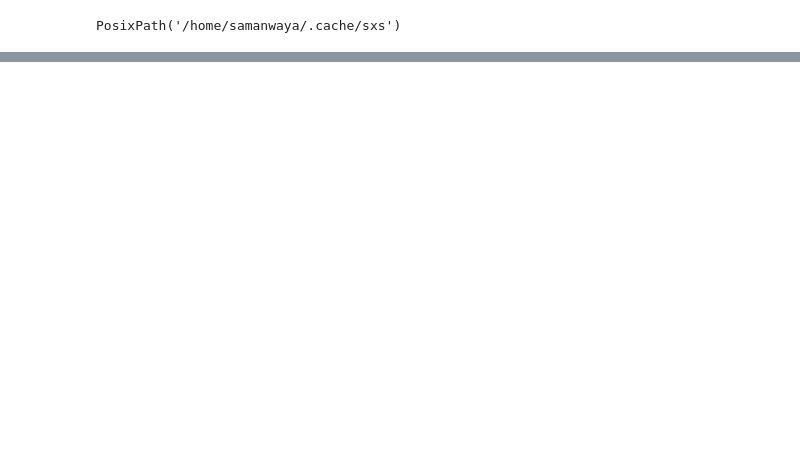
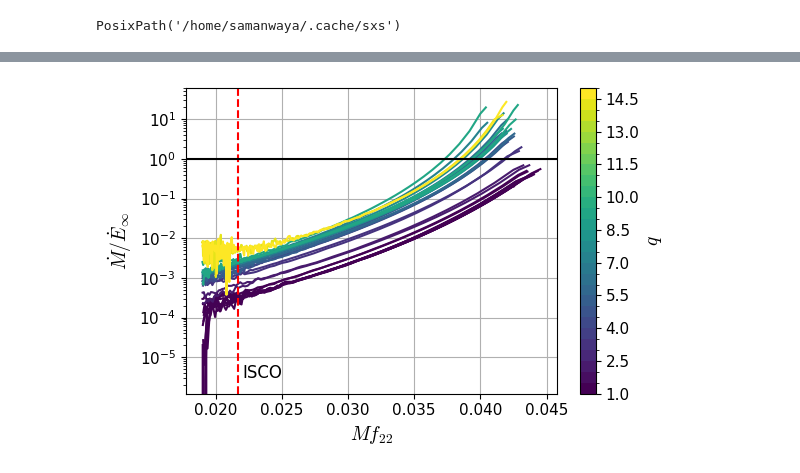
Before and after one commit to samanwaya-mukherjee/gwfit, a Jupyter notebook: notebooks/entropy_nr_2.ipynb, the cells around one changed output, grey strips where cells are left out. Cells and saved outputs as stored; diff of their text form; code cells hidden in the pictures; blank space fills up the shorter version.

```diff
--- a/notebooks/entropy_nr_2.ipynb
+++ b/notebooks/entropy_nr_2.ipynb
@@ -13,6 +13,20 @@ import nr_data_utils as nr
 import h5py as h5
 import json
 import matplotlib.pyplot as plt
+plt.rcParams.update({
+                    "mathtext.fontset": "cm",
+                    })
+
+plt.rcParams.update({
+    "font.size": 14,          # Default font size
+    "axes.labelsize": 14,     # x/y labels
+    "axes.titlesize": 18,     # Axes title
+    "xtick.labelsize": 11,    # Tick labels
+    "ytick.labelsize": 11,
+    "legend.fontsize": 11,
+    "figure.titlesize": 20,
+})
+# plt.rcParams["font.size"] = 14
 # %%
 sxs.sxs_directory("config")
 sxs.write_config(download=True, cache=True, auto_supersede=True)
@@ -28,7 +42,7 @@ df = simulations.dataframe
 # Nonspinning BBHs
 df_filtered = nr.filter_simulations(
     df,
-    q=(3,None),
+    q=(1,None),
     chi1=(0, 1e-4),
     chi2=(0, 1e-4),
 )
@@ -109,0 +253,42 @@ SXS:BBH:2477 14.999984440092447
+# %%
+fig, ax = plt.subplots(figsize=(6, 4))
+
+for sim_label in nonspinning_circular_labels:
+    dMdt = dMdt_data[sim_label]
+    gw_freq = freq_data[sim_label]
+    gw_flux = gw_flux_data[sim_label]
+
+    flux_ratio = dMdt / gw_flux
+
+    q = q_values[sim_label]
+    color = cmap(norm(q))
+
+    idxstart = np.searchsorted(gw_freq,0.019)
+    dMdt = dMdt[idxstart:]
+    gw_freq = gw_freq[idxstart:]
+    gw_flux = gw_flux[idxstart:]
+    flux_ratio = flux_ratio[idxstart:]
+    MOmega_orb = gw_freq *np.pi
+
+    ax.semilogy(gw_freq,flux_ratio,color=color)
+    # ax.semilogy(MOmega_orb,flux_ratio,color=color)
+plt.axvline(isco ,c='r',ls='--')#,label='ISCO')
+# plt.axvline(isco * np.pi,c='r',ls='--',label='ISCO')
+plt.axhline(1,c='k',)
+plt.xlabel('$Mf_{22}$')
+# plt.xlabel('$M\\omega_{\\rm orb}$')
+plt.ylabel('$\\dot{M}/\\dot{E}_\\infty$')
+plt.grid()
+# plt.legend()
+plt.text(0.022,3e-6,'ISCO',fontsize=12)
+
+# plt.yticks(ticks,labels)
+sm = cm.ScalarMappable(norm=norm, cmap=cmap)
+cbar = plt.colorbar(sm, ax=ax)
+cbar.set_label("$q$")
+plt.tight_layout()
+plt.savefig('/home/samanwaya/HFluxNR/data_and_plots/flux_ratio',dpi=200)
+# plt.savefig('/home/samanwaya/HFluxNR/data_and_plots/flux_ratio_with_omega_orb',dpi=200)
+plt.show()
+# %% [output]
+[figure, added]
```
Also changed, not shown: parts of 6 cells of this notebook.
